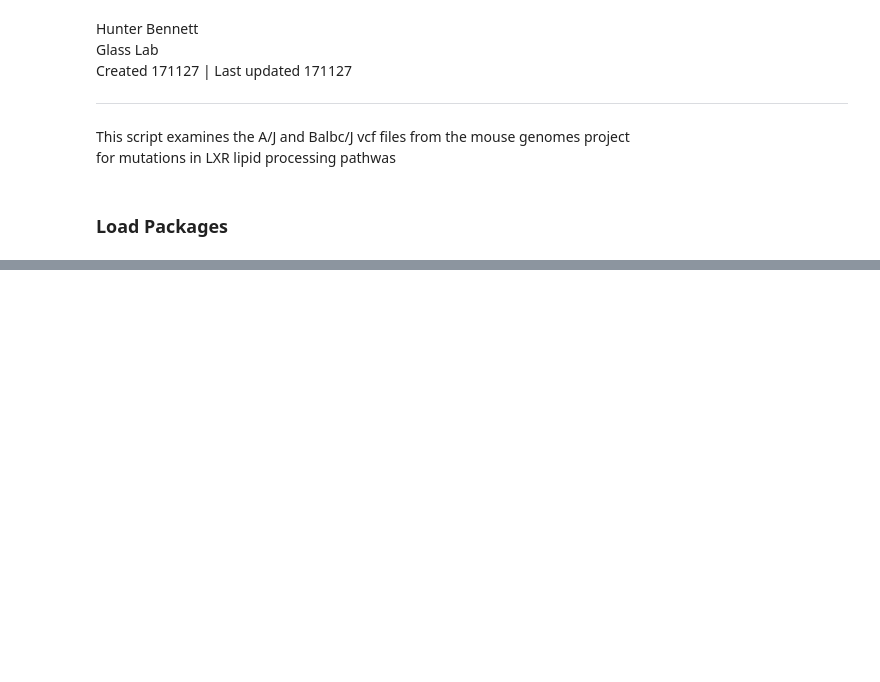
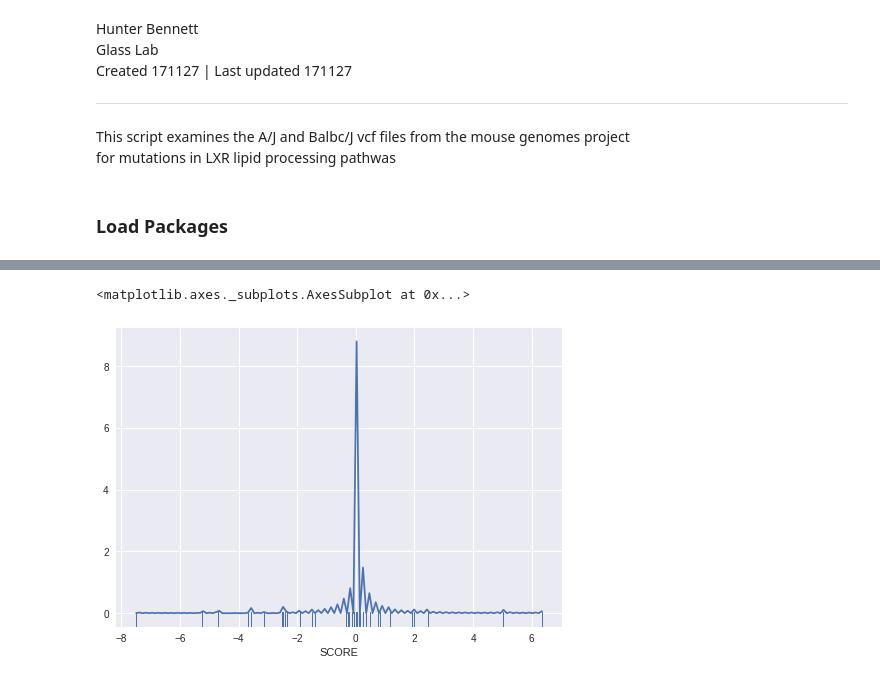
Before and after one commit to HunterBennett/liverStrains, a Jupyter notebook: results/171127_Strain_LXR_Pathway_SNPs.ipynb, the cells around one changed output, grey strips where cells are left out. Drawn from its saved outputs; the diff is of its cells as text; code cells hidden in the pictures; blank space fills up the shorter version.

```diff
--- a/results/171127_Strain_LXR_Pathway_SNPs.ipynb
+++ b/results/171127_Strain_LXR_Pathway_SNPs.ipynb
@@ -18,3 +24,9 @@ import subprocess
 # %%
 # set main directory so we can access data/scripts
 proj_dir = '/home/h1bennet/liverStrains/'
+# set chronological output directory
+out_dir = proj_dir + 'results/171128_LXR_SNPs/'
+if not os.path.isdir(out_dir):
+    subprocess.call(['mkdir', out_dir])
+# point to data directory on the server
+data_dir = "/home/h1bennet/Kupffer/RNA/"
@@ -33,0 +286,4 @@ for i in vcfs:
+# %%
+# read in files
+aj_prov = pd.read_csv(out_dir + 'AJ_Provean_Results.tsv', sep='\t')
+balb_prov = pd.read_csv(out_dir + 'BALBcJ_Provean_Results.tsv', sep='\t')
@@ -33,0 +345,7 @@ for i in vcfs:
+# %%
+# Plot the distribution of the mutation scores
+import seaborn as sns
+sns.distplot(aj_prov.SCORE, hist=False, rug=True)
+# %% [output]
+<matplotlib.axes._subplots.AxesSubplot at 0x...>
+[figure, added]
```
Also changed, not shown: parts of 34 cells of this notebook, 1 other file.
